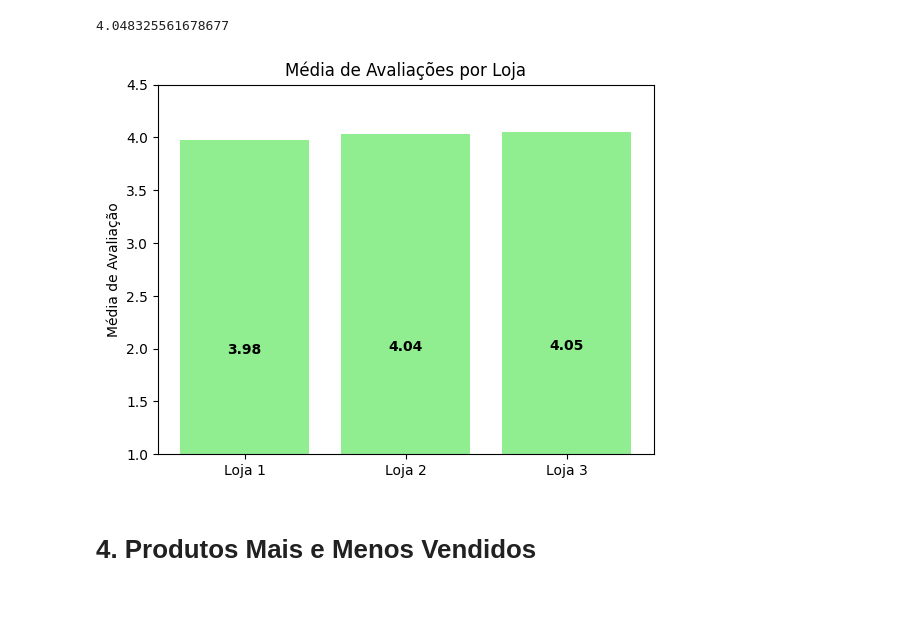
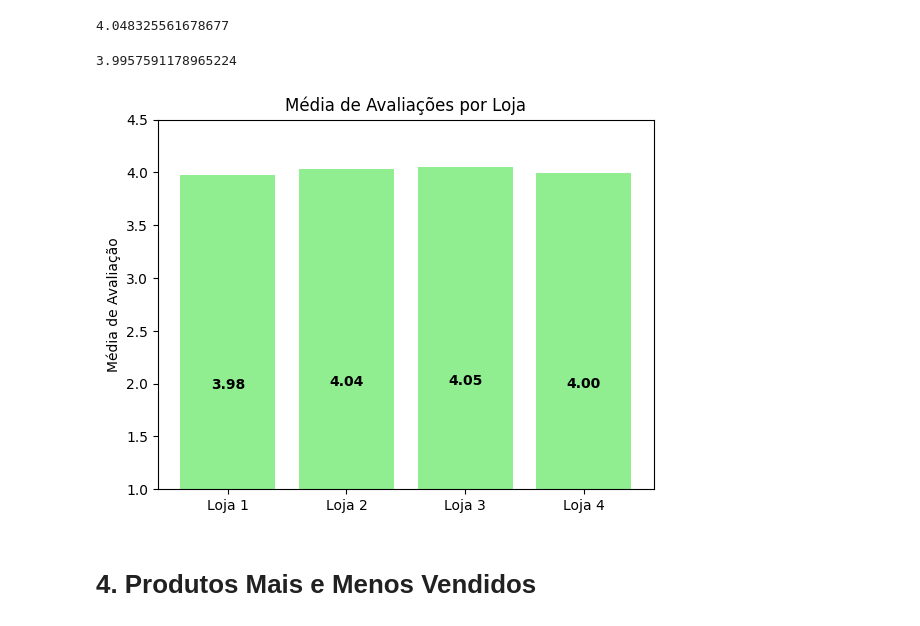
Before and after one commit to willian094/Challenge_1_Alura, a Jupyter notebook: CHALLENGE 1.ipynb, the cells around one changed output. Cells and saved outputs as stored; diff of their text form; code cells hidden in the pictures.

```diff
--- a/CHALLENGE 1.ipynb
+++ b/CHALLENGE 1.ipynb
@@ -139,0 +163,38 @@ plt.show()
+# %%
+# Gráfico feito com ajuda de IA
+
+import matplotlib.pyplot as plt
+
+# Definindo uma paleta de cores consistente para todas as lojas
+cores = ['#FF9999','#66B3FF','#99FF99','#FFCC99','#C2C2F0', '#FFB266', '#B3FFCC']
+
+# Criando figura com 4 gráficos lado a lado
+plt.figure(figsize=(18, 5))
+
+# Lista com os dataframes e títulos
+lojas = [
+    (categorias1, "Loja 1"),
+    (categorias2, "Loja 2"),
+    (categorias3, "Loja 3"),
+    (categorias4, "Loja 4")
+]
+
+# Criando cada gráfico
+for i, (df,titulo) in enumerate(lojas, 1):
+    plt.subplot(1, 4, i)  # 1 linha, 4 colunas
+    plt.pie(
+        df['Quantidade_de_Vendas'],
+        labels=df['Categoria do Produto'],
+        autopct='%1.1f%%',
+        startangle=90,
+        colors=cores[:len(df)],  # usa só as cores necessárias
+        textprops={'fontsize': 9}
+    )
+    plt.title(titulo, fontsize=12)
+    plt.axis('equal')
+
+# Título geral da figura
+plt.suptitle("Distribuição da Quantidade de Vendas por Categoria — 4 Lojas", fontsize=16, fontweight='bold')
+
+plt.tight_layout(rect=[0, 0, 1, 0.95])  # ajusta o layout para não sobrepor o título
+plt.show()
@@ -154,25 +217,30 @@ media_avaliacao3 = loja3['Avaliação da compra'].mean()
 print(media_avaliacao3)
 # %% [output]
 4.048325561678677
+# %%
+media_avaliacao4 = loja4['Avaliação da compra'].mean()
+print(media_avaliacao4)
+# %% [output]
+3.9957591178965224
 # %%
 import matplotlib.pyplot as plt
 
 # media das 3 lojas
-medias = [media_avaliacao1, media_avaliacao2, media_avaliacao3]
-lojas = ['Loja 1', 'Loja 2', 'Loja 3']
+medias = [media_avaliacao1, media_avaliacao2, media_avaliacao3 , media_avaliacao4]
+lojas = ['Loja 1', 'Loja 2', 'Loja 3' ,'Loja 4']
 
 plt.bar(lojas, medias, color='lightgreen')
 
 # valores dentro das barras
 for i, v in enumerate(medias):
     plt.text(i, v/2, f"{v:.2f}", ha='center', va='center', color='black', fontweight='bold')
 
 plt.title('Média de Avaliações por Loja')
 plt.ylabel('Média de Avaliação')
 plt.ylim(1, 4.5)
 plt.show()
 # %% [output]
-[figure, old version]
+[figure, new version]
 # %% [markdown]
 # 4. Produtos Mais e Menos Vendidos
 # %%
```
Also changed, not shown: parts of 16 cells of this notebook.
